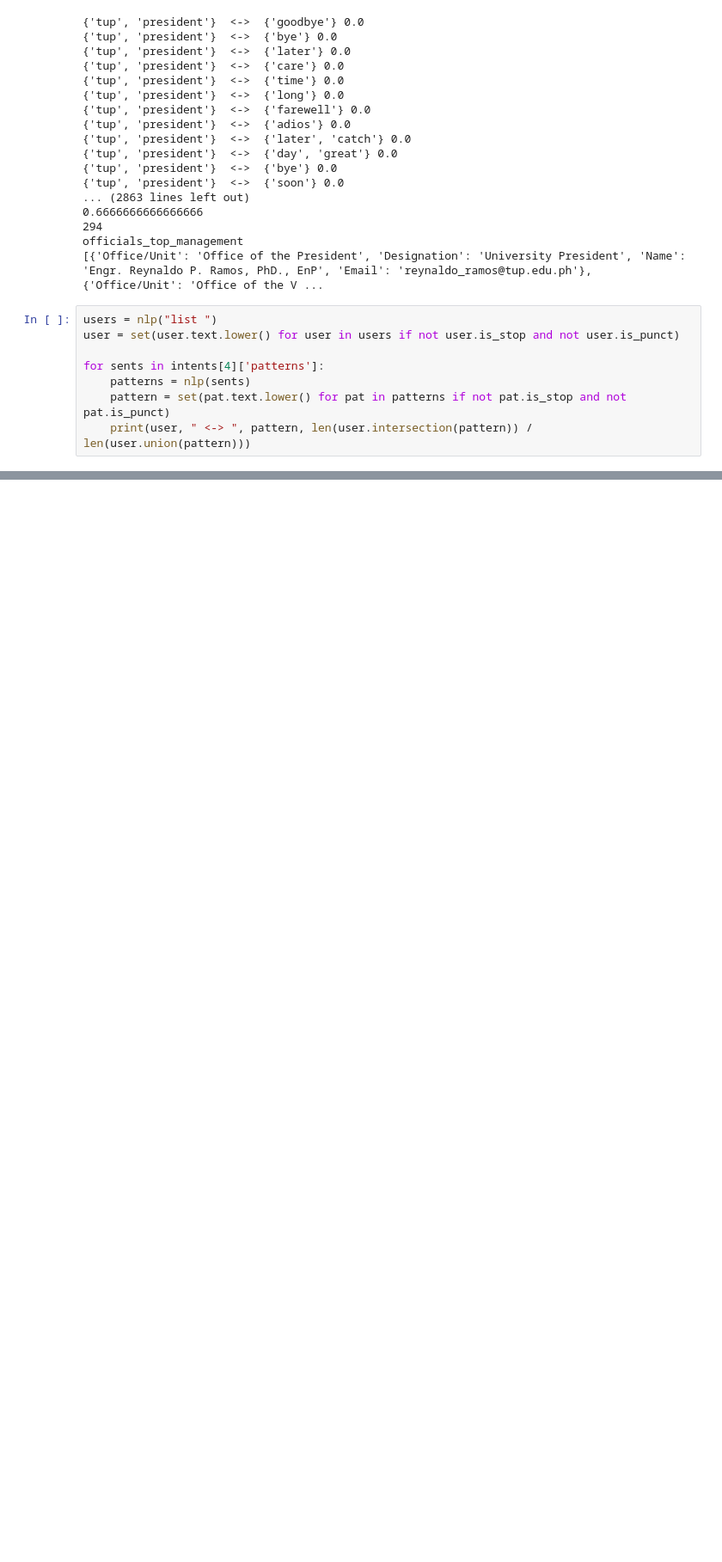
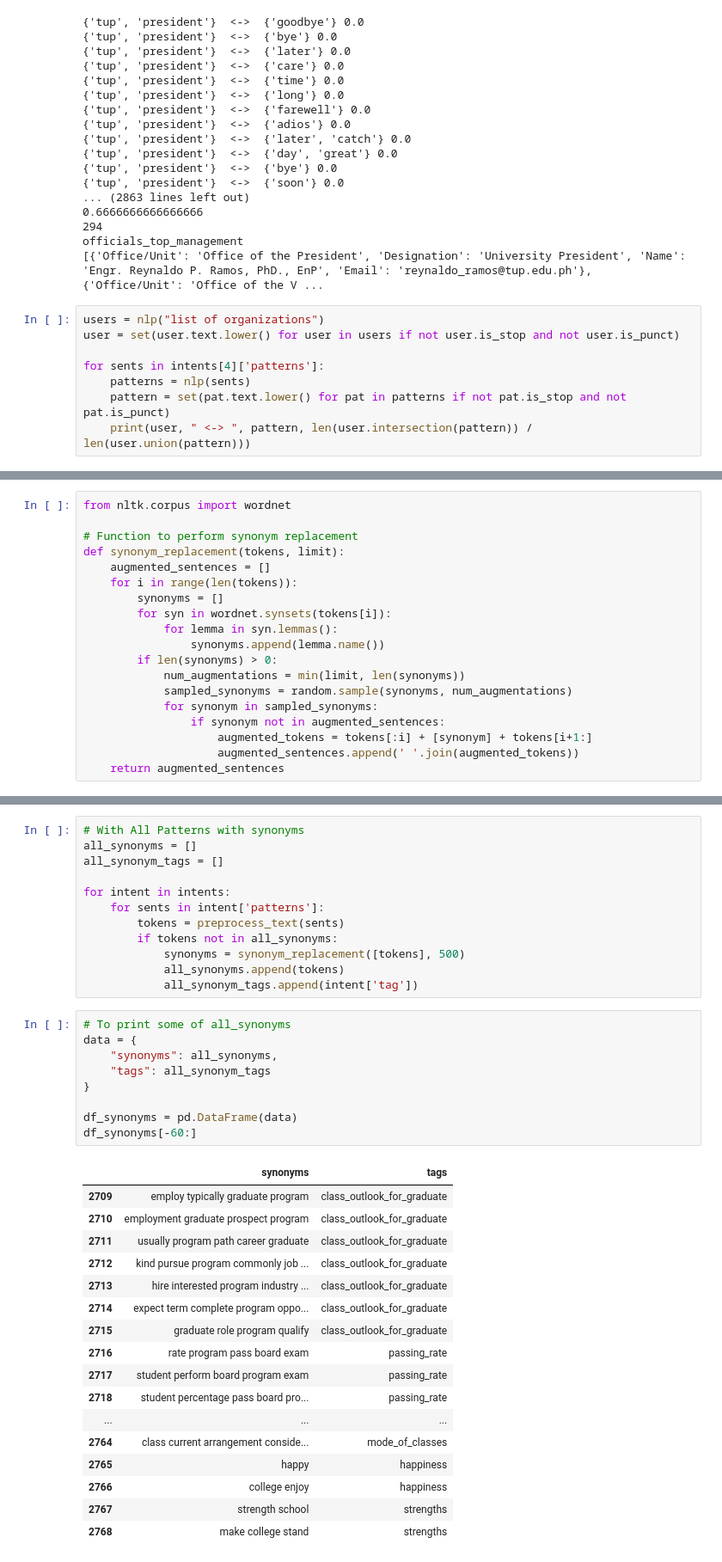
Before and after one commit to D3struf/Chatbot-using-Naive-Bayes-Algorithm, a Jupyter notebook: without Model/NEW_MODEL.ipynb, the cells around one changed output, grey strips where cells are left out. Shown at 86% size. Saved outputs shown, nothing was run; the diff lists cells and outputs as text; blank space fills up the shorter version.

```diff
--- a/without Model/NEW_MODEL.ipynb
+++ b/without Model/NEW_MODEL.ipynb
@@ -666,7 +668,7 @@ for intent in intents:
 officials_top_management
 [{'Office/Unit': 'Office of the President', 'Designation': 'University President', 'Name': 'Engr. Reynaldo P. Ramos, PhD., EnP', 'Email': 'reynaldo_ramos@tup.edu.ph'}, {'Office/Unit': 'Office of the V ...
 # %%
-users = nlp("list ")
+users = nlp("list of organizations")
 user = set(user.text.lower() for user in users if not user.is_stop and not user.is_punct)
 
 for sents in intents[4]['patterns']:
@@ -685,0 +1170,19 @@ for sents in intents[4]['patterns']:
+# %%
+from nltk.corpus import wordnet
+
+# Function to perform synonym replacement
+def synonym_replacement(tokens, limit):
+    augmented_sentences = []
+    for i in range(len(tokens)):
+        synonyms = []
+        for syn in wordnet.synsets(tokens[i]):
+            for lemma in syn.lemmas():
+                synonyms.append(lemma.name())
+        if len(synonyms) > 0:
+            num_augmentations = min(limit, len(synonyms))
+            sampled_synonyms = random.sample(synonyms, num_augmentations)
+            for synonym in sampled_synonyms:
+                if synonym not in augmented_sentences:
+                    augmented_tokens = tokens[:i] + [synonym] + tokens[i+1:]
+                    augmented_sentences.append(' '.join(augmented_tokens))
+    return augmented_sentences
@@ -685,0 +1194,39 @@ for sents in intents[4]['patterns']:
+# %%
+# With All Patterns with synonyms
+all_synonyms = []
+all_synonym_tags = []
+
+for intent in intents:
+    for sents in intent['patterns']:
+        tokens = preprocess_text(sents)
+        if tokens not in all_synonyms:
+            synonyms = synonym_replacement([tokens], 500)
+            all_synonyms.append(tokens)
+            all_synonym_tags.append(intent['tag'])
+# %%
+# To print some of all_synonyms
+data = {
+    "synonyms": all_synonyms,
+    "tags": all_synonym_tags
+}
+
+df_synonyms = pd.DataFrame(data)
+df_synonyms[-60:]
+# %% [output]
+|  | synonyms | tags |
+| 2709 | employ typically graduate program | class_outlook_for_graduate |
+| 2710 | employment graduate prospect program | class_outlook_for_graduate |
+| 2711 | usually program path career graduate | class_outlook_for_graduate |
+| 2712 | kind pursue program commonly job ... | class_outlook_for_graduate |
+| 2713 | hire interested program industry ... | class_outlook_for_graduate |
+| 2714 | expect term complete program oppo... | class_outlook_for_graduate |
+| 2715 | graduate role program qualify | class_outlook_for_graduate |
+| 2716 | rate program pass board exam | passing_rate |
+| 2717 | student perform board program exam | passing_rate |
+| 2718 | student percentage pass board pro... | passing_rate |
+| ... | ... | ... |
+| 2764 | class current arrangement conside... | mode_of_classes |
+| 2765 | happy | happiness |
+| 2766 | college enjoy | happiness |
+| 2767 | strength school | strengths |
+| 2768 | make college stand | strengths |
```
Also changed, not shown: parts of 35 cells of this notebook, 2 other files.
